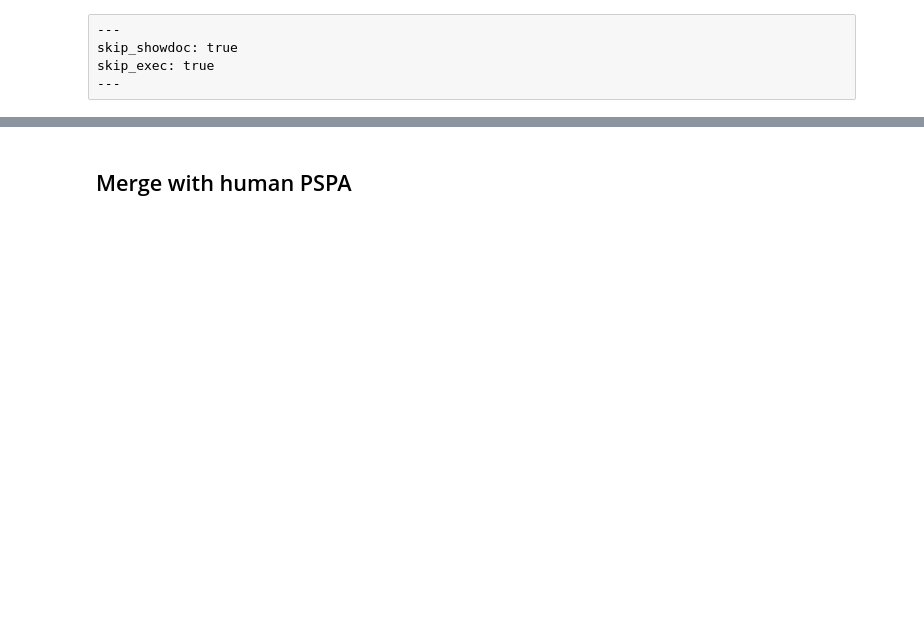
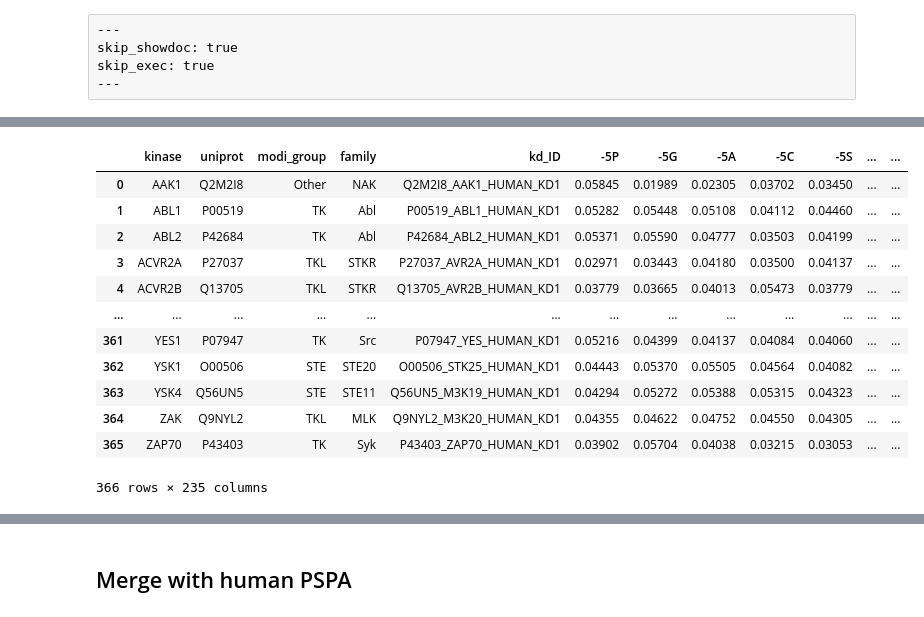
Before and after one commit to sky1ove/katlas, a Jupyter notebook: nbs/paper/kd_03_merge_human.ipynb, the cells around one changed output, grey strips where cells are left out. Cells and saved outputs as stored; diff of their text form; code cells hidden in the pictures; blank space fills up the shorter version.

```diff
--- a/nbs/paper/kd_03_merge_human.ipynb
+++ b/nbs/paper/kd_03_merge_human.ipynb
@@ -56,0 +66,16 @@ human[human.Uniprot.duplicated(keep=False)][['kd_ID','active_D1_D2']]
+# %%
+pspa
+# %% [output]
+|  | kinase | uniprot | modi_group | family | kd_ID | -5P | -5G | -5A | -5C | -5S | ... | ... |
+| 0 | AAK1 | Q2M2I8 | Other | NAK | Q2M2I8_AAK1_HUMAN_KD1 | 0.05845 | 0.01989 | 0.02305 | 0.03702 | 0.03450 | ... | ... |
+| 1 | ABL1 | P00519 | TK | Abl | P00519_ABL1_HUMAN_KD1 | 0.05282 | 0.05448 | 0.05108 | 0.04112 | 0.04460 | ... | ... |
+| 2 | ABL2 | P42684 | TK | Abl | P42684_ABL2_HUMAN_KD1 | 0.05371 | 0.05590 | 0.04777 | 0.03503 | 0.04199 | ... | ... |
+| 3 | ACVR2A | P27037 | TKL | STKR | P27037_AVR2A_HUMAN_KD1 | 0.02971 | 0.03443 | 0.04180 | 0.03500 | 0.04137 | ... | ... |
+| 4 | ACVR2B | Q13705 | TKL | STKR | Q13705_AVR2B_HUMAN_KD1 | 0.03779 | 0.03665 | 0.04013 | 0.05473 | 0.03779 | ... | ... |
+| ... | ... | ... | ... | ... | ... | ... | ... | ... | ... | ... | ... | ... |
+| 361 | YES1 | P07947 | TK | Src | P07947_YES_HUMAN_KD1 | 0.05216 | 0.04399 | 0.04137 | 0.04084 | 0.04060 | ... | ... |
+| 362 | YSK1 | O00506 | STE | STE20 | O00506_STK25_HUMAN_KD1 | 0.04443 | 0.05370 | 0.05505 | 0.04564 | 0.04082 | ... | ... |
+| 363 | YSK4 | Q56UN5 | STE | STE11 | Q56UN5_M3K19_HUMAN_KD1 | 0.04294 | 0.05272 | 0.05388 | 0.05315 | 0.04323 | ... | ... |
+| 364 | ZAK | Q9NYL2 | TKL | MLK | Q9NYL2_M3K20_HUMAN_KD1 | 0.04355 | 0.04622 | 0.04752 | 0.04550 | 0.04305 | ... | ... |
+| 365 | ZAP70 | P43403 | TK | Syk | P43403_ZAP70_HUMAN_KD1 | 0.03902 | 0.05704 | 0.04038 | 0.03215 | 0.03053 | ... | ... |
+366 rows × 235 columns
```
Also changed, not shown: parts of 17 cells of this notebook, 8 other files.
